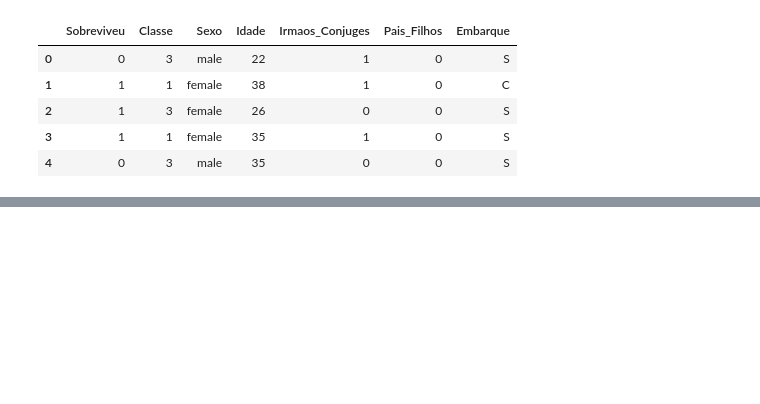
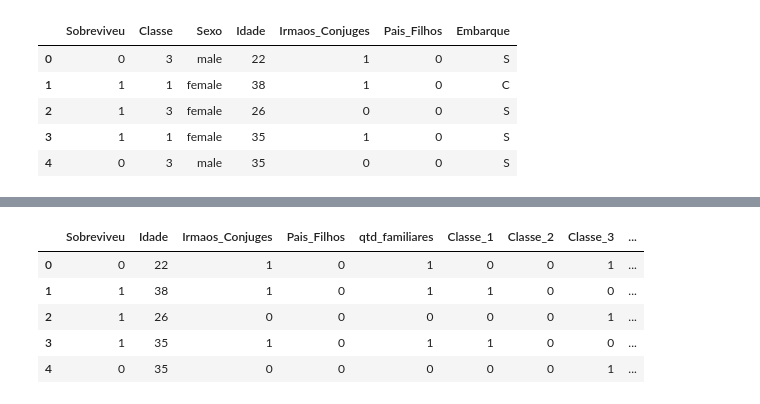
Before and after one commit to matheusvaraujo/survivor_titanic_predict, a Jupyter notebook: survivor_titanic_predict.ipynb, the cells around one changed output, grey strips where cells are left out. Cells and saved outputs as stored; diff of their text form; code cells hidden in the pictures; blank space fills up the shorter version.

```diff
--- a/survivor_titanic_predict.ipynb
+++ b/survivor_titanic_predict.ipynb
@@ -315,0 +329,15 @@ fig.show()
+# %%
+data_train_encoded = pd.get_dummies(
+    data_train,
+    columns=['Classe', 'Sexo', 'Embarque'],
+    dtype=int
+)
+# %%
+data_train_encoded.head()
+# %% [output]
+|  | Sobreviveu | Idade | Irmaos_Conjuges | Pais_Filhos | qtd_familiares | Classe_1 | Classe_2 | Classe_3 | ... |
+| 0 | 0 | 22 | 1 | 0 | 1 | 0 | 0 | 1 | ... |
+| 1 | 1 | 38 | 1 | 0 | 1 | 1 | 0 | 0 | ... |
+| 2 | 1 | 26 | 0 | 0 | 0 | 0 | 0 | 1 | ... |
+| 3 | 1 | 35 | 1 | 0 | 1 | 1 | 0 | 0 | ... |
+| 4 | 0 | 35 | 0 | 0 | 0 | 0 | 0 | 1 | ... |
```
Also changed, not shown: parts of 31 cells of this notebook.
